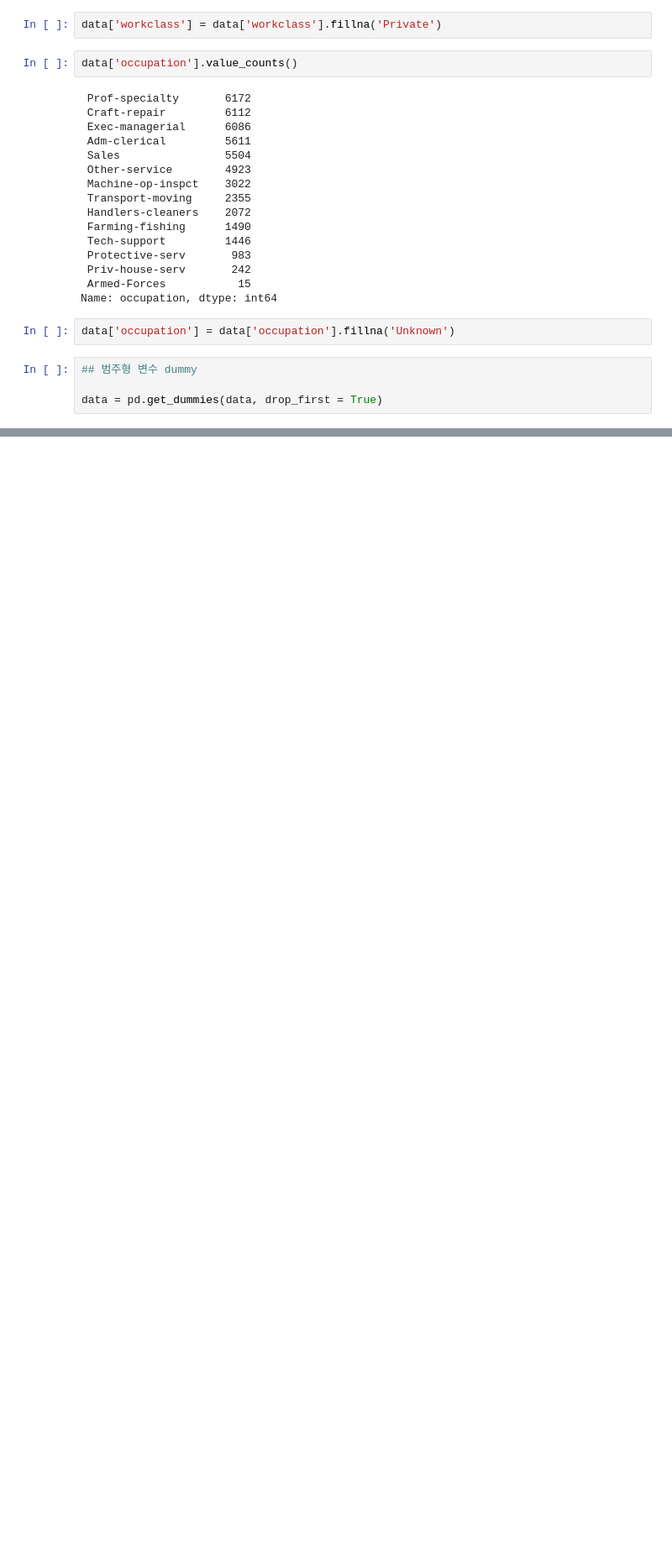
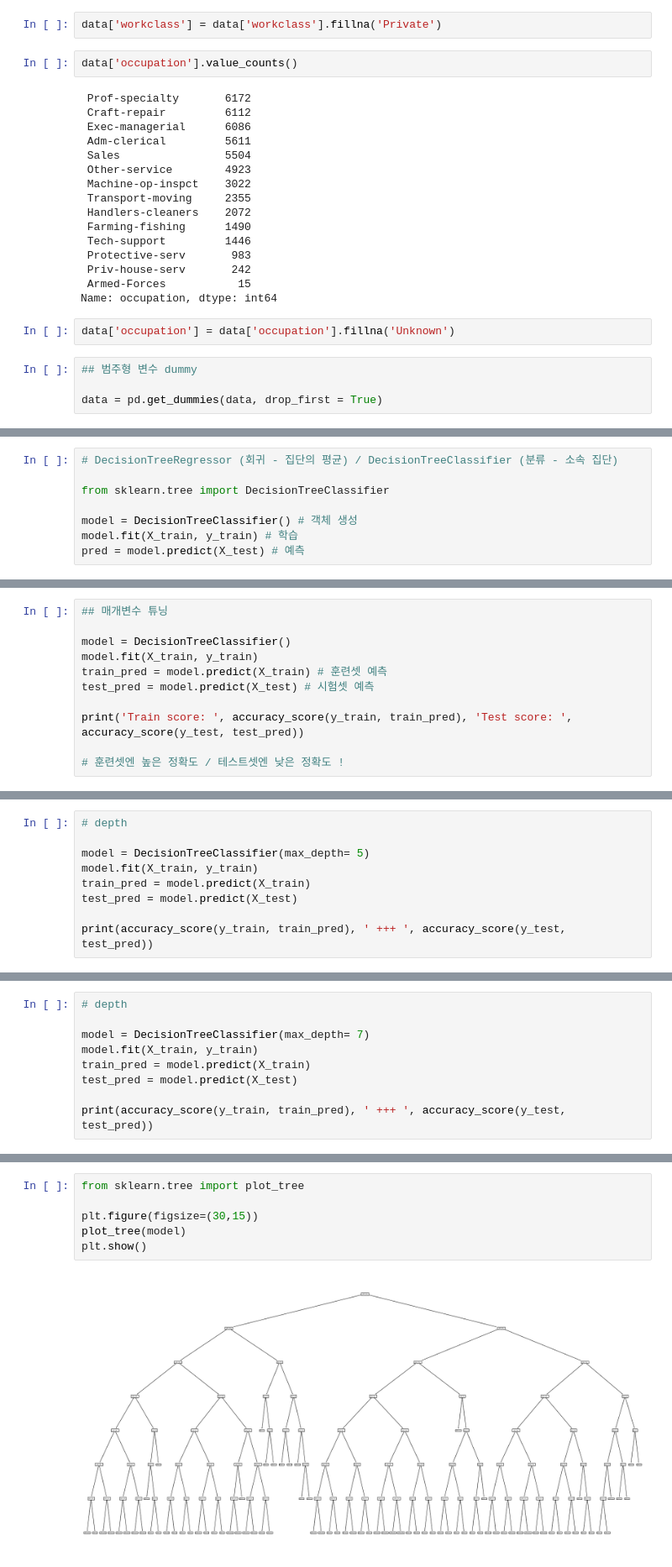
Before and after one commit to KimHyunJun1/FM_Reco, a Jupyter notebook: 지도학습/DecisionTree.ipynb, the cells around one changed output, grey strips where cells are left out. Shown at 84% size. Cells and saved outputs as stored; diff of their text form; blank space fills up the shorter version.

Commit message:
DecisionTree part2

```diff
--- a/지도학습/DecisionTree.ipynb
+++ b/지도학습/DecisionTree.ipynb
@@ -324,0 +333,8 @@ data = pd.get_dummies(data, drop_first = True)
+# %%
+# DecisionTreeRegressor (회귀 - 집단의 평균) / DecisionTreeClassifier (분류 - 소속 집단)
+
+from sklearn.tree import DecisionTreeClassifier
+
+model = DecisionTreeClassifier() # 객체 생성
+model.fit(X_train, y_train) # 학습
+pred = model.predict(X_test) # 예측
@@ -324,0 +347,11 @@ data = pd.get_dummies(data, drop_first = True)
+# %%
+## 매개변수 튜닝
+
+model = DecisionTreeClassifier()
+model.fit(X_train, y_train)
+train_pred = model.predict(X_train) # 훈련셋 예측
+test_pred = model.predict(X_test) # 시험셋 예측
+
+print('Train score: ', accuracy_score(y_train, train_pred), 'Test score: ', accuracy_score(y_test, test_pred))
+
+# 훈련셋엔 높은 정확도 / 테스트셋엔 낮은 정확도 !
@@ -324,0 +360,9 @@ data = pd.get_dummies(data, drop_first = True)
+# %%
+# depth
+
+model = DecisionTreeClassifier(max_depth= 5)
+model.fit(X_train, y_train)
+train_pred = model.predict(X_train)
+test_pred = model.predict(X_test)
+
+print(accuracy_score(y_train, train_pred), ' +++ ', accuracy_score(y_test, test_pred))
@@ -324,0 +371,9 @@ data = pd.get_dummies(data, drop_first = True)
+# %%
+# depth
+
+model = DecisionTreeClassifier(max_depth= 7)
+model.fit(X_train, y_train)
+train_pred = model.predict(X_train)
+test_pred = model.predict(X_test)
+
+print(accuracy_score(y_train, train_pred), ' +++ ', accuracy_score(y_test, test_pred))
@@ -324,0 +382,8 @@ data = pd.get_dummies(data, drop_first = True)
+# %%
+from sklearn.tree import plot_tree
+
+plt.figure(figsize=(30,15))
+plot_tree(model)
+plt.show()
+# %% [output]
+[figure, added]
```
Also changed, not shown: parts of 24 cells of this notebook.
